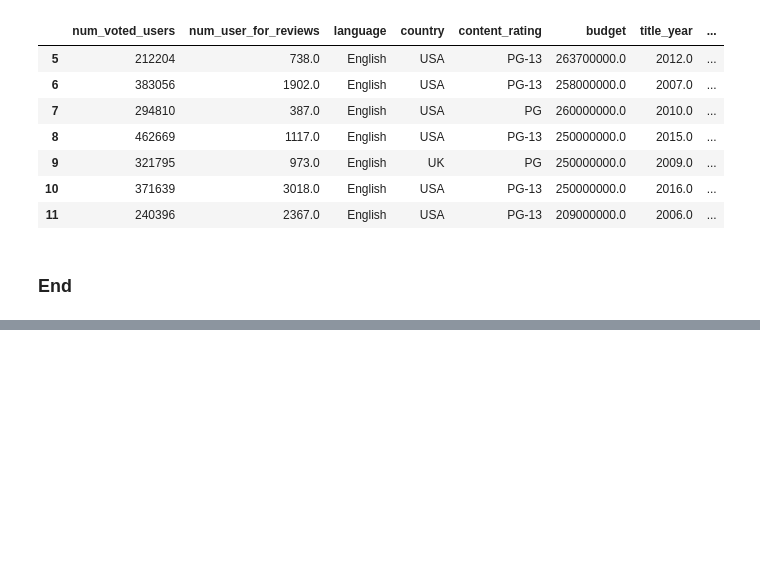
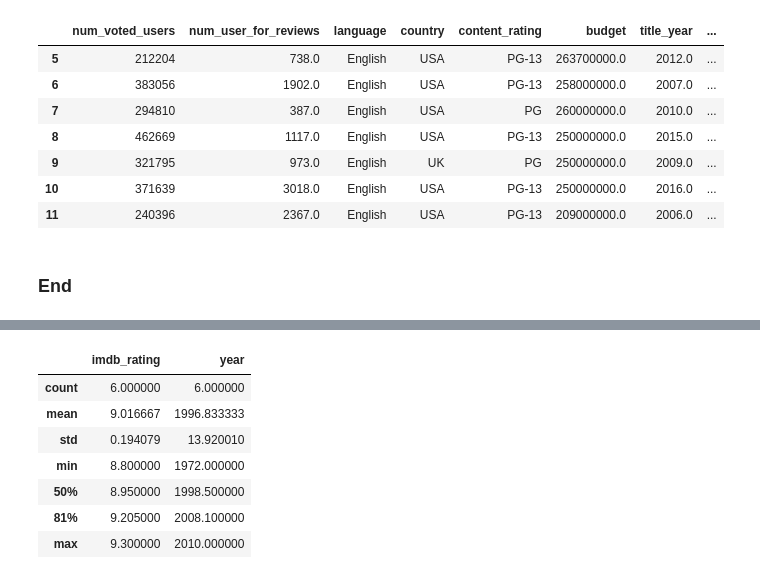
Before and after one commit to jayesh1302/Python_learning, a Jupyter notebook: Week_1_&_2_Python_Jupyter_Notebook.ipynb, the cells around one changed output, grey strips where cells are left out. Saved outputs shown, nothing was run; the diff lists cells and outputs as text; code cells hidden in the pictures; blank space fills up the shorter version.

```diff
--- a/Week_1_&_2_Python_Jupyter_Notebook.ipynb
+++ b/Week_1_&_2_Python_Jupyter_Notebook.ipynb
@@ -1050,0 +1088,11 @@ movies_small
+# %%
+High_vote_rating.describe(percentiles=[0.81])
+# %% [output]
+|  | imdb_rating | year |
+| count | 6.000000 | 6.000000 |
+| mean | 9.016667 | 1996.833333 |
+| std | 0.194079 | 13.920010 |
+| min | 8.800000 | 1972.000000 |
+| 50% | 8.950000 | 1998.500000 |
+| 81% | 9.205000 | 2008.100000 |
+| max | 9.300000 | 2010.000000 |
```
Also changed, not shown: parts of 6 cells of this notebook.
